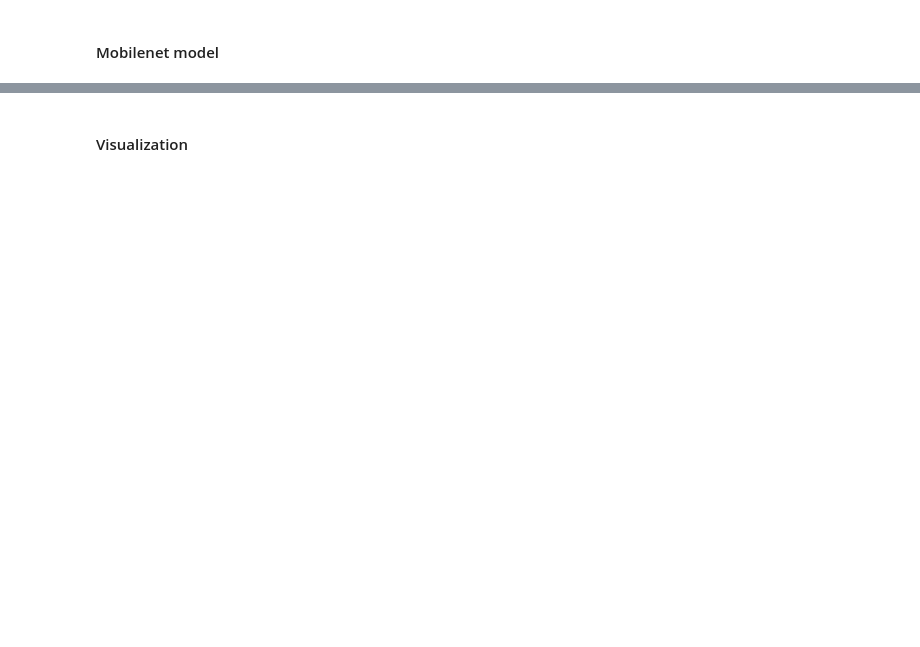
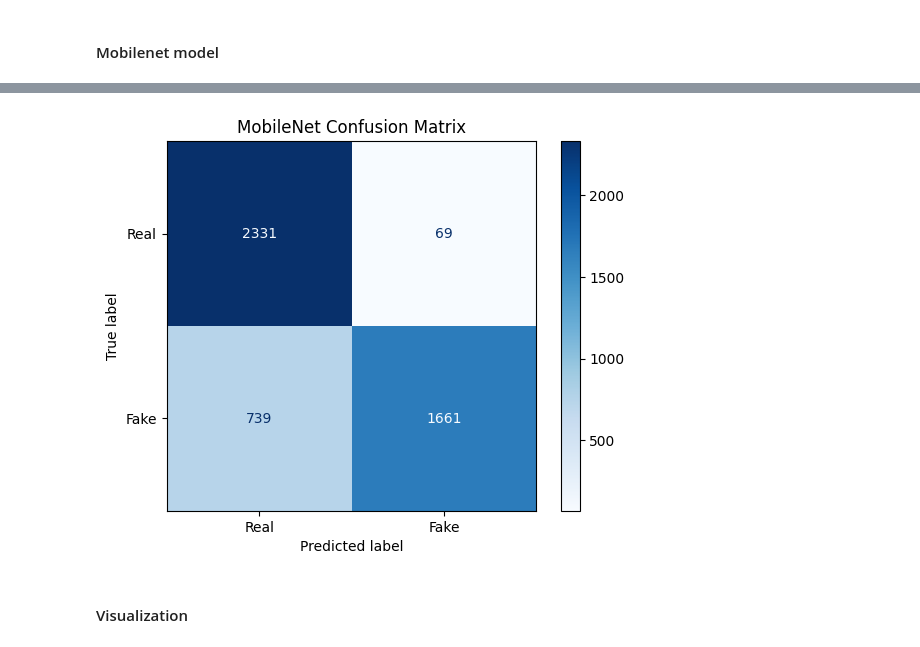
Before and after one commit to jobsalhi/Fake-Vs-Real-Image-detection, a Jupyter notebook: explore.ipynb, the cells around one changed output, grey strips where cells are left out. Drawn from its saved outputs; the diff is of its cells as text; code cells hidden in the pictures; blank space fills up the shorter version.

```diff
--- a/explore.ipynb
+++ b/explore.ipynb
@@ -585,0 +808,84 @@ plt.show()
+# %%
+import torch
+from torchvision import models
+from torch import nn
+from sklearn.metrics import roc_auc_score, confusion_matrix, ConfusionMatrixDisplay
+import matplotlib.pyplot as plt
+
+# --- MobileNet Testing (Renamed Variables) ---
+mobilenet_device = torch.device("cuda" if torch.cuda.is_available() else "cpu")
+
+mobilenet_model = models.mobilenet_v2(weights=None)
+mobilenet_model.classifier[1] = nn.Linear(mobilenet_model.classifier[1].in_features, 1)
+
+mobilenet_model.load_state_dict(torch.load("fake_image_model_mobilenet_pretrained.pth", map_location=mobilenet_device))
+mobilenet_model = mobilenet_model.to(mobilenet_device)
+mobilenet_model.eval()
+
+mobilenet_criterion = nn.BCEWithLogitsLoss()
+
+log_interval_mnet = 5
+losses_mnet = []
+accuracies_mnet = []
+auc_scores_mnet = []
+
+batch_loss_mnet = 0.0
+correct_mnet = 0
+total_mnet = 0
+outputs_mnet_all = []
+labels_mnet_all = []
+preds_mnet_all = []
+trues_mnet_all = []
+
+with torch.no_grad():
+    for batch_idx, batch_data in enumerate(test_loader, 0):
+        x_batch, y_batch = batch_data
+        x_batch = x_batch.to(mobilenet_device)
+        y_batch = y_batch.float().unsqueeze(1).to(mobilenet_device)
+
+        output_batch = mobilenet_model(x_batch)
+        loss_batch = mobilenet_criterion(output_batch, y_batch)
+
+        prob_batch = torch.sigmoid(output_batch)
+        pred_batch = (prob_batch > 0.5).float()
+
+        correct_mnet += (pred_batch == y_batch).sum().item()
+        total_mnet += y_batch.size(0)
+
+        outputs_mnet_all.append(output_batch.detach().cpu().squeeze())
+        labels_mnet_all.append(y_batch.detach().cpu())
+        preds_mnet_all.extend(pred_batch.cpu().numpy())
+        trues_mnet_all.extend(y_batch.cpu().numpy())
+
+        batch_loss_mnet += loss_batch.item()
+
+        if (batch_idx + 1) % log_interval_mnet == 0:
+            avg_loss = batch_loss_mnet / log_interval_mnet
+            acc = 100 * correct_mnet / total_mnet
+            score_tensor = torch.cat(outputs_mnet_all)
+            label_tensor = torch.cat(labels_mnet_all)
+            auc_val = roc_auc_score(label_tensor.numpy(), score_tensor.numpy())
+
+            losses_mnet.append(avg_loss)
+            accuracies_mnet.append(acc)
+            auc_scores_mnet.append(auc_val)
+
+            print(f'MobileNet Test batches [{batch_idx + 2 - log_interval_mnet}–{batch_idx + 1}]: '
+                  f'Loss: {avg_loss:.4f}, Accuracy: {acc:.2f}%, AUC: {auc_val:.4f}')
+
+            batch_loss_mnet = 0.0
+            correct_mnet = 0
+            total_mnet = 0
+            outputs_mnet_all = []
+            labels_mnet_all = []
+
+print('Finished Testing MobileNet')
+
+# --- Confusion Matrix ---
+conf_mat_mnet = confusion_matrix(trues_mnet_all, preds_mnet_all)
+conf_display_mnet = ConfusionMatrixDisplay(confusion_matrix=conf_mat_mnet, display_labels=["Real", "Fake"])
+conf_display_mnet.plot(cmap='Blues')
+plt.title('MobileNet Confusion Matrix')
+plt.grid(False)
+plt.show()
+# %% [output]
@@ -586,3 +909,4 @@ plt.show()
+[figure, added]
 # %% [markdown]
 #### Visualization
 # %%
```
Also changed, not shown: parts of 16 cells of this notebook, 1 other file.
